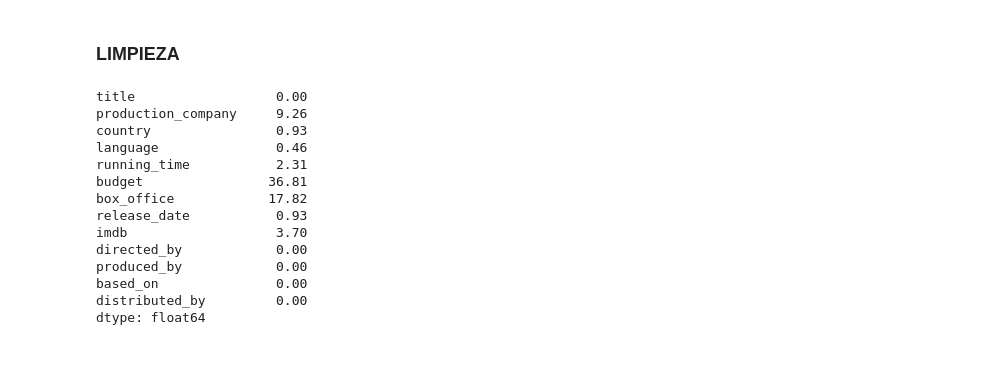
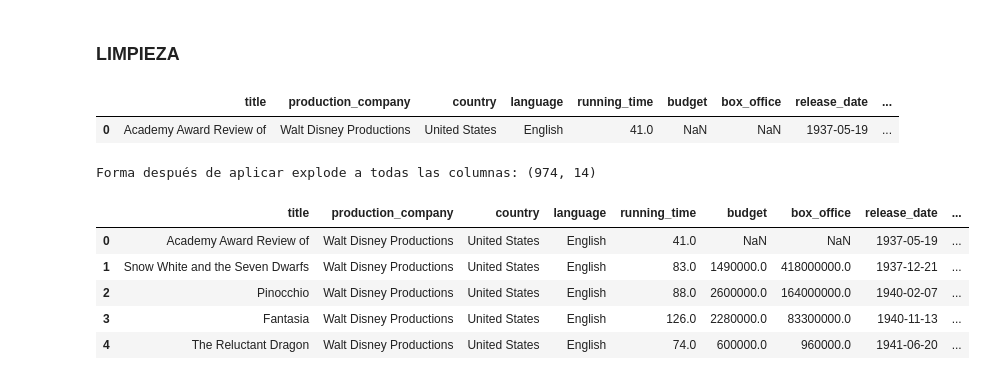
Before and after one commit to laural87/promoI-modulo4-grupo3-Yami-Ceci_Laura, a Jupyter notebook: Limpieza.ipynb, the cells around one changed output. Saved outputs shown, nothing was run; the diff lists cells and outputs as text; code cells hidden in the pictures.

Commit message:
upload data clean

```diff
--- a/Limpieza.ipynb
+++ b/Limpieza.ipynb
@@ -12,3 +33,6 @@ columnas_a_eliminar = ['Release date','Running time', 'metascore', 'rotten_tomat
 def eliminar_columnas(df, lista):
     df.drop( columns = lista, inplace= True)
 eliminar_columnas(df,columnas_a_eliminar)
+# %%
+# Extraer el primer lugar de estreno (lo que está entre paréntesis) y manejar casos donde no haya paréntesis
+df['Release location'] = df['Release date'].str.extract(r'\(([^)]+)\)').fillna(np.nan)
@@ -15,3 +60,7 @@ eliminar_columnas(df,columnas_a_eliminar)
+# %%
+#Elimino la columna Release date
+df = df.drop(['Release date'], axis=1)
+df = df.drop(['Release location'], axis=1)
 # %%
 def cambiar_cabeceras (df):
 
@@ -33,3 +70,37 @@ df_exploded = explode_columnas(df,columns_to_explode)
+# %%
+df.head(1)
+# %% [output]
+|  | title | production_company | country | language | running_time | budget | box_office | release_date | ... |
+| 0 | Academy Award Review of | Walt Disney Productions | United States | English | 41.0 | NaN | NaN | 1937-05-19 | ... |
+# %%
+# Lista de columnas a transformar con explode
+columns_to_explode = ['production_company', 'country', 'language']
+
+# Iterar sobre cada columna y aplicar las transformaciones
+for column in columns_to_explode:
+    if column in df.columns:
+        # Convertir todos los valores a cadenas para evitar errores
+        df[column] = df[column].astype(str)
+        # Quitar corchetes, eliminar comillas y dividir por comas
+        df[column] = df[column].str.strip("[]").str.replace("'", "").str.split(", ")
+        # Aplicar explode
+        df = df.explode(column)
+        # Limpiar espacios en blanco alrededor de los elementos
+        df[column] = df[column].str.strip()
+
+# Revisar la forma del DataFrame final
+print(f"Forma después de aplicar explode a todas las columnas: {df.shape}")
+
+# Mostrar las primeras filas del DataFrame final usando display
+display(df.head())
+# %% [output]
+Forma después de aplicar explode a todas las columnas: (974, 14)
+|  | title | production_company | country | language | running_time | budget | box_office | release_date | ... |
+| 0 | Academy Award Review of | Walt Disney Productions | United States | English | 41.0 | NaN | NaN | 1937-05-19 | ... |
+| 1 | Snow White and the Seven Dwarfs | Walt Disney Productions | United States | English | 83.0 | 1490000.0 | 418000000.0 | 1937-12-21 | ... |
+| 2 | Pinocchio | Walt Disney Productions | United States | English | 88.0 | 2600000.0 | 164000000.0 | 1940-02-07 | ... |
+| 3 | Fantasia | Walt Disney Productions | United States | English | 126.0 | 2280000.0 | 83300000.0 | 1940-11-13 | ... |
+| 4 | The Reluctant Dragon | Walt Disney Productions | United States | English | 74.0 | 600000.0 | 960000.0 | 1941-06-20 | ... |
 # %%
 def elegir_primer(df):
 
@@ -61,18 +131,0 @@ elegir_primer(df_exploded)
-# %%
-hola =(df_exploded.isna().sum() / len(df_exploded) * 100).round(2)
-hola
-# %% [output]
-title                  0.00
-production_company     9.26
-country                0.93
-language               0.46
-running_time           2.31
-budget                36.81
-box_office            17.82
-release_date           0.93
-imdb                   3.70
-directed_by            0.00
-produced_by            0.00
-based_on               0.00
-distributed_by         0.00
-dtype: float64
```
Also changed, not shown: parts of 15 cells of this notebook, 1 other file.
